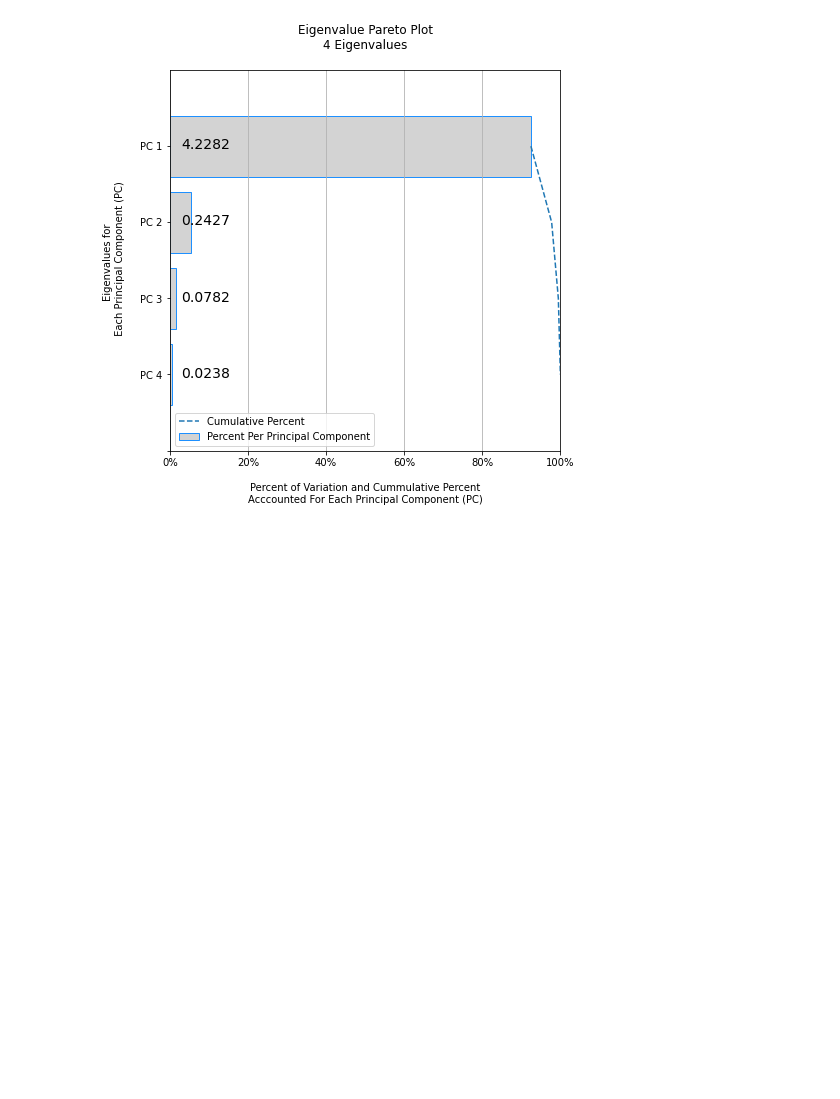
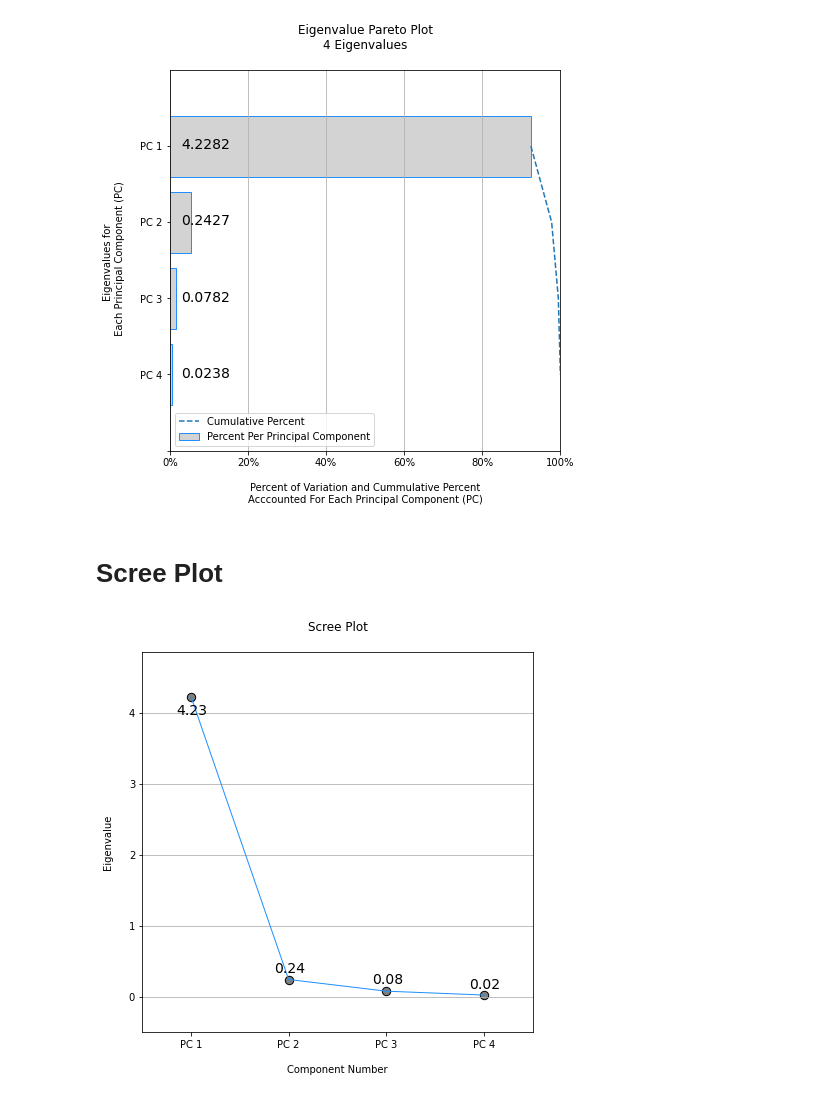
Before and after one commit to AaronNHorvitz/WanderingGoose, a Jupyter notebook: Sandbox/PCA Utility/001 PCA Build.ipynb, the cells around one changed output. Saved outputs shown, nothing was run; the diff lists cells and outputs as text; code cells hidden in the pictures; blank space fills up the shorter version.

Commit message:
Added Scree Plot

```diff
--- a/Sandbox/PCA Utility/001 PCA Build.ipynb
+++ b/Sandbox/PCA Utility/001 PCA Build.ipynb
@@ -259,3 +267,42 @@ ax.legend(loc = 3)
 plt.show()
 # %% [output]
 [figure]
+# %% [markdown]
+# Scree Plot
+# %%
+max_eigenvals = 10
+
+# Build plot
+fig, ax = plt.subplots(figsize=(7,7))
+
+# Some styles only make sense if the number of points to plot
+# are below certain thresholds...
+marker = "o" if len(eigenvalues) < 50 else "."
+ax.scatter(np.arange(0,(len(eigenvalues)))[0:max_eigenvals], eigenvalues[0:max_eigenvals],marker=marker, s = 70, color="grey", ec="k", alpha=1, label = 'Data')
+ax.plot(eigenvalues[0:max_eigenvals], color = 'dodgerblue', linewidth = 1)
+
+# Plot Eigenvalues
+y_midpoint = (np.max(eigenvalues)-np.min(eigenvalues))/2
+for i in range(0,len(eigenvalues)):
+    val = round(eigenvalues[i],2)
+    if val <=y_midpoint:
+        text_loc_y = val+0.1
+        text_loc_x = i
+    else:
+        text_loc_y = val-0.25
+        text_loc_x = i
+
+    ax.text(text_loc_x-0.15,text_loc_y, val, fontsize = 14)
+
+ax.set_ylim(-0.5, np.max(eigenvalues)*1.15)
+ax.set_xlim(-0.5, len(eigenvalues)-0.5)
+
+ax.set_title('Scree Plot\n')
+ax.set_ylabel('Eigenvalue\n')
+ax.set_xlabel('\nComponent Number')
+
+ax.set_xticks(np.arange(0, len(eigenvalues))[0:max_eigenvals])
+ax.set_xticklabels([f'PC {val}' for val in np.arange(1,len(eigenvalues)+1)][0:max_eigenvals])
+ax.grid(axis="y")
+# %% [output]
+[figure, added]
```
Also changed, not shown: parts of 7 cells of this notebook.
